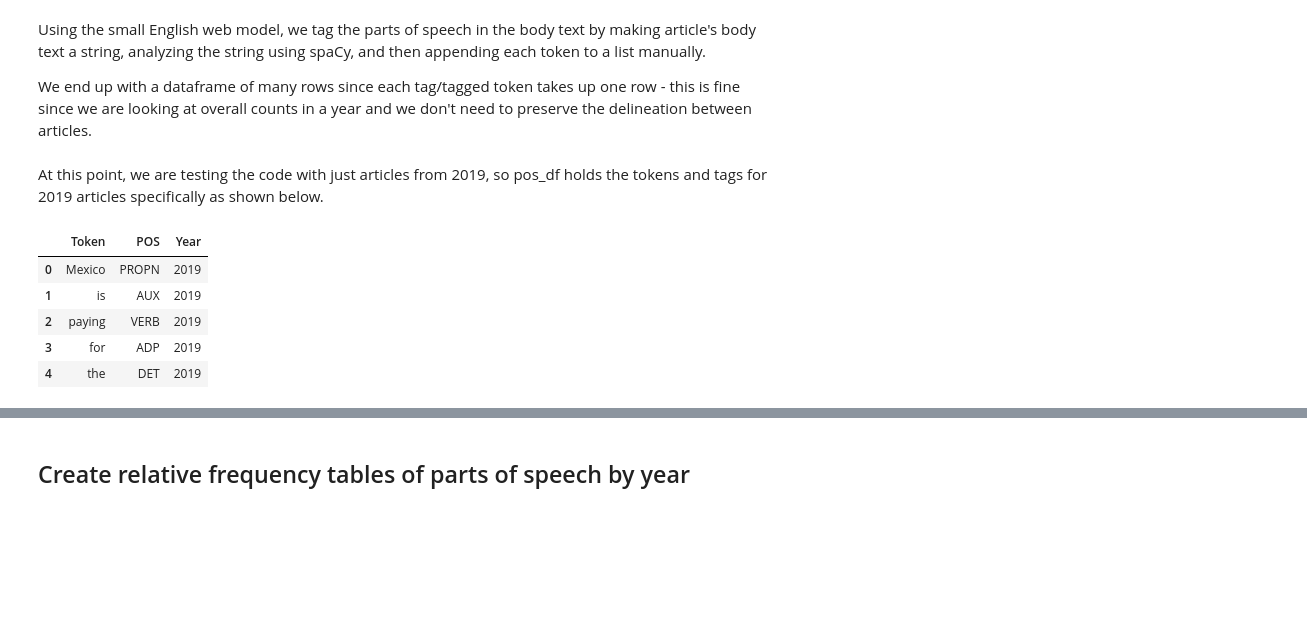
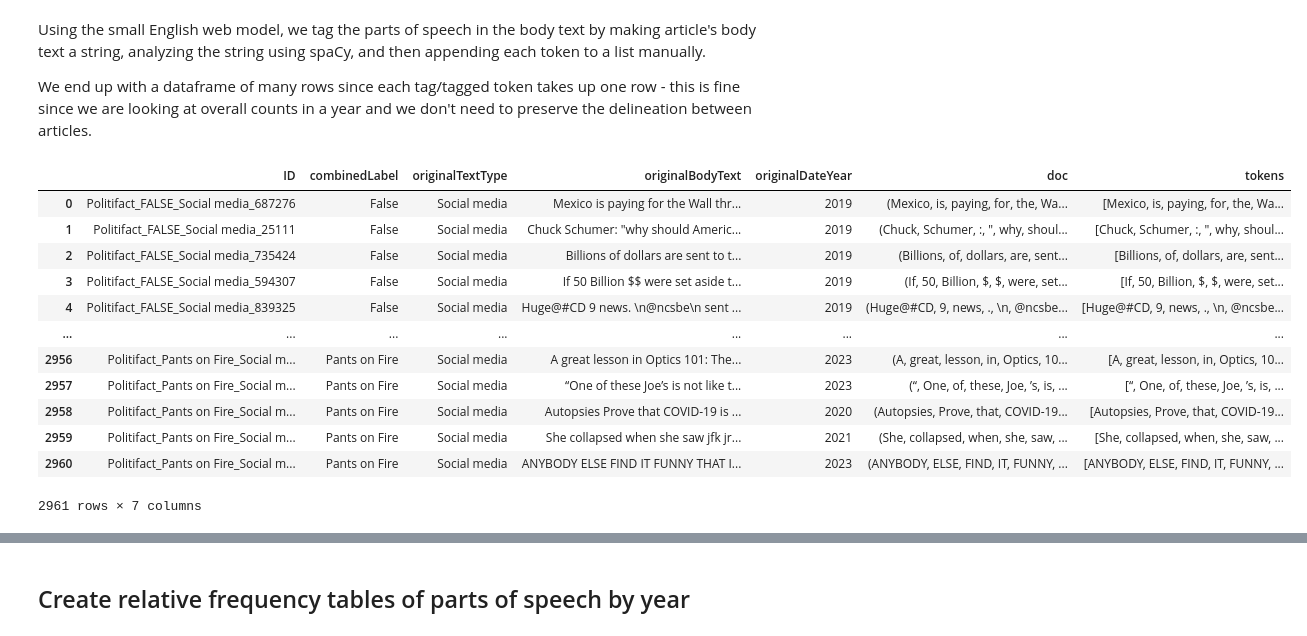
Before and after one commit to sfu-discourse-lab/fake_news_over_time, a Jupyter notebook: parts_of_speech_analysis.ipynb, the cells around one changed output, grey strips where cells are left out. Drawn from its saved outputs; the diff is of its cells as text; code cells hidden in the pictures; blank space fills up the shorter version.

```diff
--- a/parts_of_speech_analysis.ipynb
+++ b/parts_of_speech_analysis.ipynb
@@ -26 +51,9 @@ fakespeak_df = pd.read_excel(input, sheet_name="Working", usecols=['ID', 'combin
+# %%
+using_dataset = misinfotext_config
+# %%
+dataset_df = pd.read_excel(
+    using_dataset.input_path,
+    sheet_name=using_dataset.sheet_name,
+    usecols=using_dataset.usecols
+)
 # %%
@@ -38,22 +71,3 @@ fakespeak_df.head()
 Using the small English web model, we tag the parts of speech in the body text by making article's body text a string, analyzing the string using spaCy, and then appending each token to a list manually.
 
 We end up with a dataframe of many rows since each tag/tagged token takes up one row - this is fine since we are looking at overall counts in a year and we don't need to preserve the delineation between articles.
-# %%
-# create the spacy model
-nlp = spacy.load("en_core_web_sm")
-
-# lists to hold spacy output elements
-tokens = []
-pos = []
-years = []
-
-for index, row in fakespeak_df.iterrows():
-  doc = nlp(row['originalBodyText'])
-  year = row['originalDateYear']
-
-  for token in doc:
-    tokens.append(token.text)
-    pos.append(token.pos_)
-    years.append(year)
-# %% [markdown]
-At this point, we are testing the code with just articles from 2019, so pos_df holds the tokens and tags for 2019 articles specifically as shown below.
@@ -70,9 +73,0 @@ pos_df = pd.DataFrame(tags)
-# %%
-pos_df.head()
-# %% [output]
-|  | Token | POS | Year |
-| 0 | Mexico | PROPN | 2019 |
-| 1 | is | AUX | 2019 |
-| 2 | paying | VERB | 2019 |
-| 3 | for | ADP | 2019 |
-| 4 | the | DET | 2019 |
@@ -78,0 +76,21 @@ pos_df.head()
+# %%
+def get_tokens(doc: Doc):
+    return [token for token in doc]
+# %%
+dataset_df["doc"] = list(nlp.pipe(dataset_df["originalBodyText"]))
+dataset_df["tokens"] = dataset_df["doc"].apply(get_tokens)
+dataset_df
+# %% [output]
+|  | ID | combinedLabel | originalTextType | originalBodyText | originalDateYear | doc | tokens |
+| 0 | Politifact_FALSE_Social media_687276 | False | Social media | Mexico is paying for the Wall thr... | 2019 | (Mexico, is, paying, for, the, Wa... | [Mexico, is, paying, for, the, Wa... |
+| 1 | Politifact_FALSE_Social media_25111 | False | Social media | Chuck Schumer: "why should Americ... | 2019 | (Chuck, Schumer, :, ", why, shoul... | [Chuck, Schumer, :, ", why, shoul... |
+| 2 | Politifact_FALSE_Social media_735424 | False | Social media | Billions of dollars are sent to t... | 2019 | (Billions, of, dollars, are, sent... | [Billions, of, dollars, are, sent... |
+| 3 | Politifact_FALSE_Social media_594307 | False | Social media | If 50 Billion $$ were set aside t... | 2019 | (If, 50, Billion, $, $, were, set... | [If, 50, Billion, $, $, were, set... |
+| 4 | Politifact_FALSE_Social media_839325 | False | Social media | Huge@#CD 9 news. \n@ncsbe\n sent ... | 2019 | (Huge@#CD, 9, news, ., \n, @ncsbe... | [Huge@#CD, 9, news, ., \n, @ncsbe... |
+| ... | ... | ... | ... | ... | ... | ... | ... |
+| 2956 | Politifact_Pants on Fire_Social m... | Pants on Fire | Social media | A great lesson in Optics 101: The... | 2023 | (A, great, lesson, in, Optics, 10... | [A, great, lesson, in, Optics, 10... |
+| 2957 | Politifact_Pants on Fire_Social m... | Pants on Fire | Social media | “One of these Joe’s is not like t... | 2023 | (“, One, of, these, Joe, ’s, is, ... | [“, One, of, these, Joe, ’s, is, ... |
+| 2958 | Politifact_Pants on Fire_Social m... | Pants on Fire | Social media | Autopsies Prove that COVID-19 is ... | 2020 | (Autopsies, Prove, that, COVID-19... | [Autopsies, Prove, that, COVID-19... |
+| 2959 | Politifact_Pants on Fire_Social m... | Pants on Fire | Social media | She collapsed when she saw jfk jr... | 2021 | (She, collapsed, when, she, saw, ... | [She, collapsed, when, she, saw, ... |
+| 2960 | Politifact_Pants on Fire_Social m... | Pants on Fire | Social media | ANYBODY ELSE FIND IT FUNNY THAT I... | 2023 | (ANYBODY, ELSE, FIND, IT, FUNNY, ... | [ANYBODY, ELSE, FIND, IT, FUNNY, ... |
+2961 rows × 7 columns
```
Also changed, not shown: parts of 34 cells of this notebook, 2 other files.
